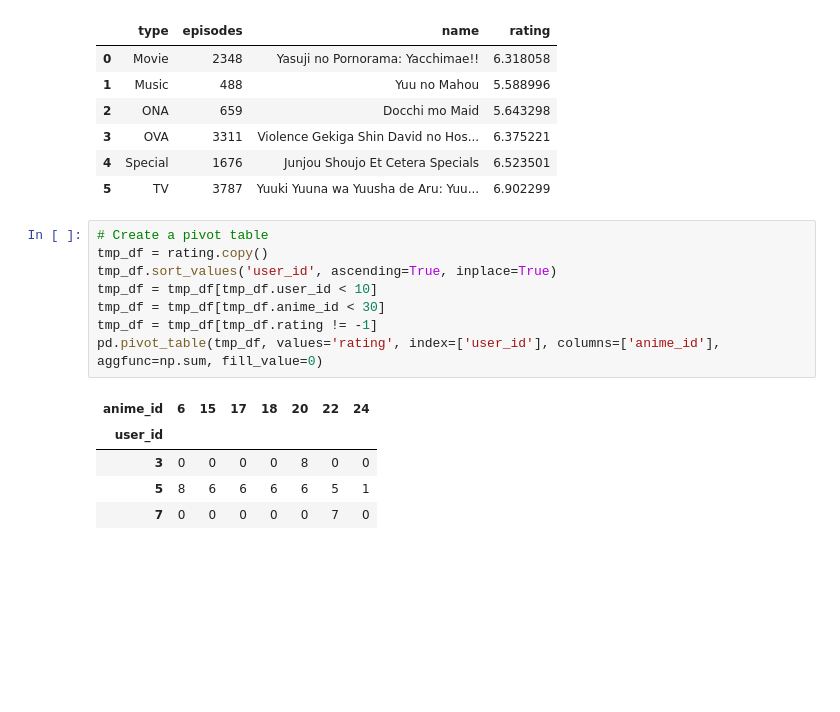
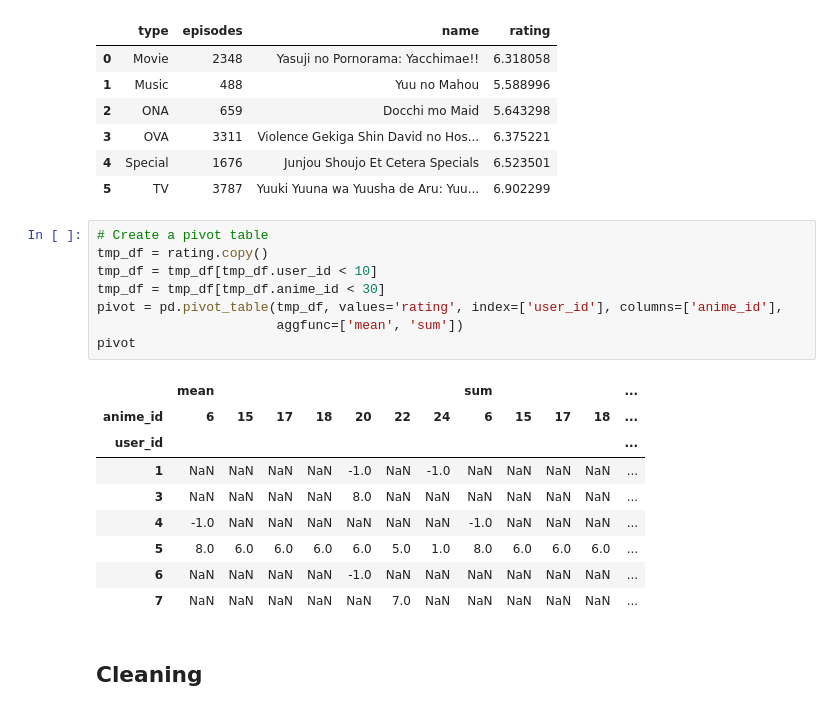
Before and after one commit to wayne0git/python_basics, a Jupyter notebook: pandas/pandas_tutorial.ipynb, the cells around one changed output. Drawn from its saved outputs; the diff is of its cells as text; blank space fills up the shorter version.

```diff
--- a/pandas/pandas_tutorial.ipynb
+++ b/pandas/pandas_tutorial.ipynb
@@ -241,14 +283,20 @@ anime.groupby('type').agg({'rating': 'mean',
 # %%
 # Create a pivot table
 tmp_df = rating.copy()
-tmp_df.sort_values('user_id', ascending=True, inplace=True)
 tmp_df = tmp_df[tmp_df.user_id < 10]
 tmp_df = tmp_df[tmp_df.anime_id < 30]
-tmp_df = tmp_df[tmp_df.rating != -1]
-pd.pivot_table(tmp_df, values='rating', index=['user_id'], columns=['anime_id'], aggfunc=np.sum, fill_value=0)
+pivot = pd.pivot_table(tmp_df, values='rating', index=['user_id'], columns=['anime_id'],
+                       aggfunc=['mean', 'sum'])
+pivot
 # %% [output]
-| anime_id | 6 | 15 | 17 | 18 | 20 | 22 | 24 |
-| user_id |  |  |  |  |  |  |  |
-| 3 | 0 | 0 | 0 | 0 | 8 | 0 | 0 |
-| 5 | 8 | 6 | 6 | 6 | 6 | 5 | 1 |
-| 7 | 0 | 0 | 0 | 0 | 0 | 7 | 0 |
+|  | mean |  |  |  |  |  |  | sum |  |  |  | ... |
+| anime_id | 6 | 15 | 17 | 18 | 20 | 22 | 24 | 6 | 15 | 17 | 18 | ... |
+| user_id |  |  |  |  |  |  |  |  |  |  |  | ... |
+| 1 | NaN | NaN | NaN | NaN | -1.0 | NaN | -1.0 | NaN | NaN | NaN | NaN | ... |
+| 3 | NaN | NaN | NaN | NaN | 8.0 | NaN | NaN | NaN | NaN | NaN | NaN | ... |
+| 4 | -1.0 | NaN | NaN | NaN | NaN | NaN | NaN | -1.0 | NaN | NaN | NaN | ... |
+| 5 | 8.0 | 6.0 | 6.0 | 6.0 | 6.0 | 5.0 | 1.0 | 8.0 | 6.0 | 6.0 | 6.0 | ... |
+| 6 | NaN | NaN | NaN | NaN | -1.0 | NaN | NaN | NaN | NaN | NaN | NaN | ... |
+| 7 | NaN | NaN | NaN | NaN | NaN | 7.0 | NaN | NaN | NaN | NaN | NaN | ... |
+# %% [markdown]
+## Cleaning
```
Also changed, not shown: parts of 43 cells of this notebook.
